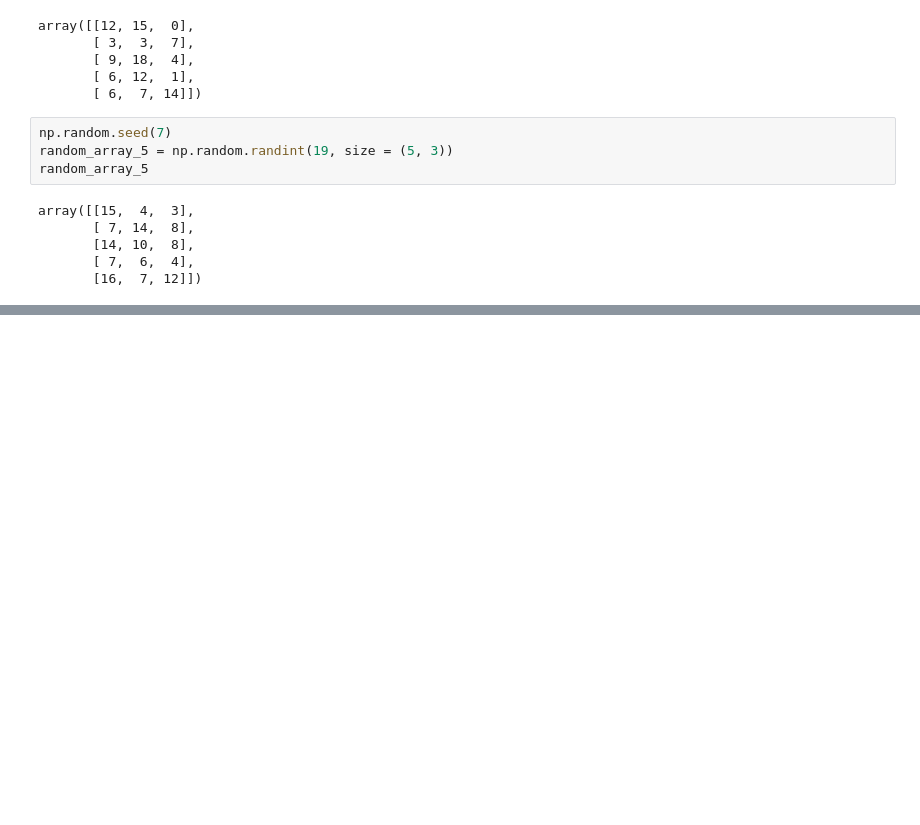
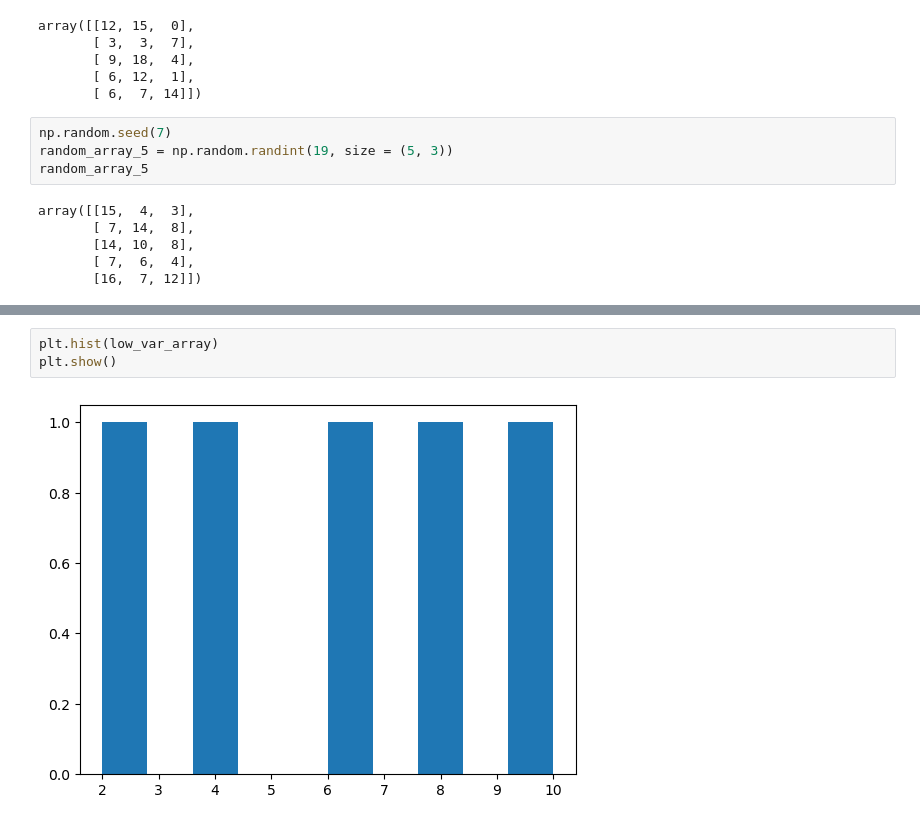
Before and after one commit to aturaritonang/numpy, a Jupyter notebook: 00 Introduction to Numpy.ipynb, the cells around one changed output, grey strips where cells are left out. Cells and saved outputs as stored; diff of their text form; blank space fills up the shorter version.

```diff
--- a/00 Introduction to Numpy.ipynb
+++ b/00 Introduction to Numpy.ipynb
@@ -176,0 +408,5 @@ array([[15,  4,  3],
+# %%
+plt.hist(low_var_array)
+plt.show()
+# %% [output]
+[figure, added]
```
Also changed, not shown: parts of 46 cells of this notebook.
